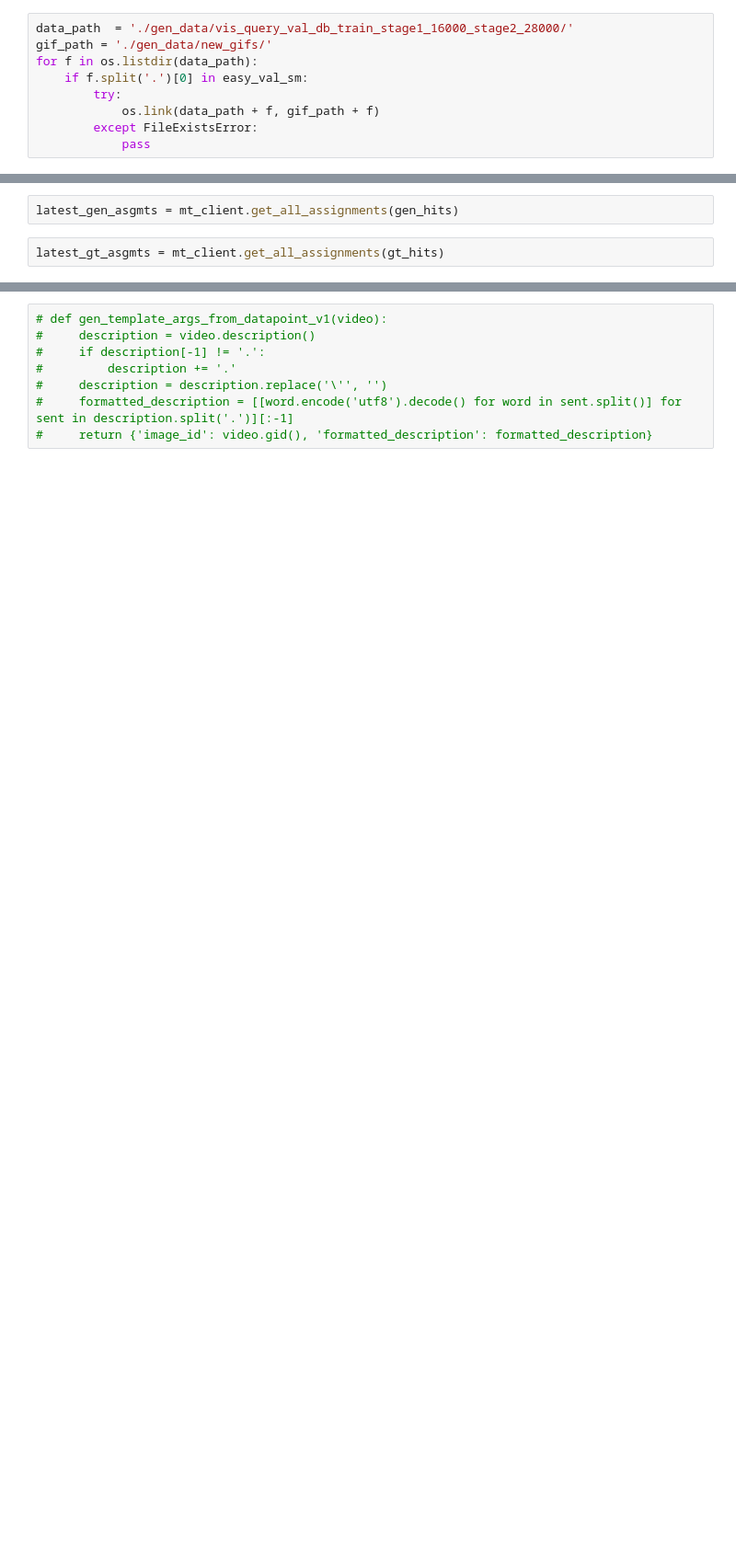
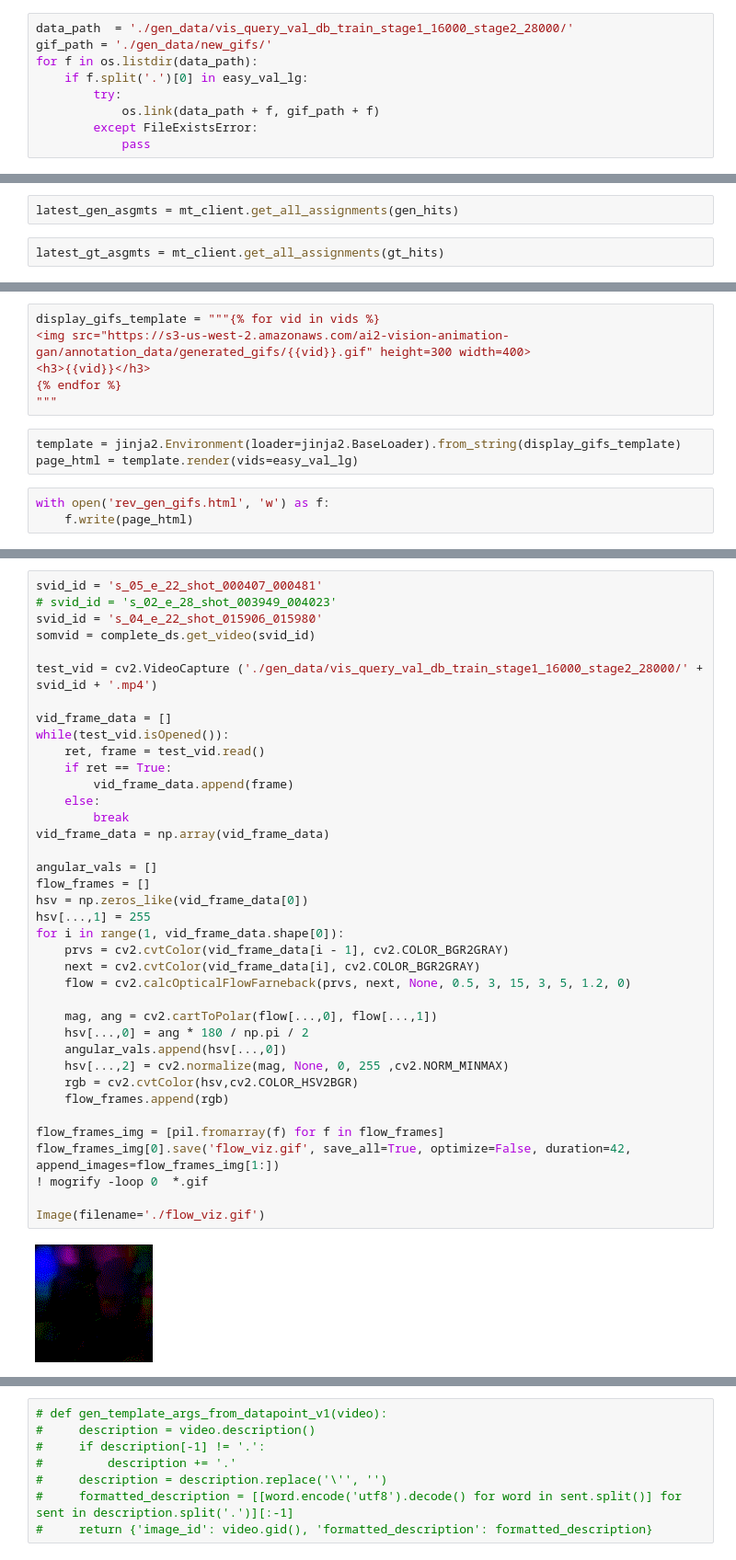
Before and after one commit to drschwenk/collect_metrics, a Jupyter notebook: mturk_driver.ipynb, the cells around one changed output, grey strips where cells are left out. Shown at 92% size. Saved outputs shown, nothing was run; the diff lists cells and outputs as text; blank space fills up the shorter version.

```diff
--- a/mturk_driver.ipynb
+++ b/mturk_driver.ipynb
@@ -90,7 +97,7 @@ len(set(easy_val_lg).intersection(easy_val_sm))
 data_path  = './gen_data/vis_query_val_db_train_stage1_16000_stage2_28000/'
 gif_path = './gen_data/new_gifs/'
 for f in os.listdir(data_path):
-    if f.split('.')[0] in easy_val_sm:
+    if f.split('.')[0] in easy_val_lg:
         try:
             os.link(data_path + f, gif_path + f)
         except FileExistsError:
@@ -577,0 +666,12 @@ len(complete_as)
+# %%
+display_gifs_template = """{% for vid in vids %}
+<img src="https://s3-us-west-2.amazonaws.com/ai2-vision-animation-gan/annotation_data/generated_gifs/{{vid}}.gif" height=300 width=400>
+<h3>{{vid}}</h3>
+{% endfor %}
+"""
+# %%
+template = jinja2.Environment(loader=jinja2.BaseLoader).from_string(display_gifs_template)
+page_html = template.render(vids=easy_val_lg)
+# %%
+with open('rev_gen_gifs.html', 'w') as f:
+    f.write(page_html)
@@ -577,0 +680,40 @@ len(complete_as)
+# %%
+svid_id = 's_05_e_22_shot_000407_000481'
+# svid_id = 's_02_e_28_shot_003949_004023'
+svid_id = 's_04_e_22_shot_015906_015980'
+somvid = complete_ds.get_video(svid_id)
+
+test_vid = cv2.VideoCapture ('./gen_data/vis_query_val_db_train_stage1_16000_stage2_28000/' + svid_id + '.mp4')
+
+vid_frame_data = []
+while(test_vid.isOpened()):
+    ret, frame = test_vid.read()
+    if ret == True:
+        vid_frame_data.append(frame)
+    else:
+        break
+vid_frame_data = np.array(vid_frame_data)
+
+angular_vals = []
+flow_frames = []
+hsv = np.zeros_like(vid_frame_data[0])
+hsv[...,1] = 255
+for i in range(1, vid_frame_data.shape[0]):
+    prvs = cv2.cvtColor(vid_frame_data[i - 1], cv2.COLOR_BGR2GRAY)
+    next = cv2.cvtColor(vid_frame_data[i], cv2.COLOR_BGR2GRAY)
+    flow = cv2.calcOpticalFlowFarneback(prvs, next, None, 0.5, 3, 15, 3, 5, 1.2, 0)
+
+    mag, ang = cv2.cartToPolar(flow[...,0], flow[...,1])
+    hsv[...,0] = ang * 180 / np.pi / 2
+    angular_vals.append(hsv[...,0])
+    hsv[...,2] = cv2.normalize(mag, None, 0, 255 ,cv2.NORM_MINMAX)
+    rgb = cv2.cvtColor(hsv,cv2.COLOR_HSV2BGR)
+    flow_frames.append(rgb)
+
+flow_frames_img = [pil.fromarray(f) for f in flow_frames]
+flow_frames_img[0].save('flow_viz.gif', save_all=True, optimize=False, duration=42, append_images=flow_frames_img[1:])
+! mogrify -loop 0  *.gif
+
+Image(filename='./flow_viz.gif')
+# %% [output]
+[figure, added]
```
Also changed, not shown: parts of 59 cells of this notebook, 1 other file.
